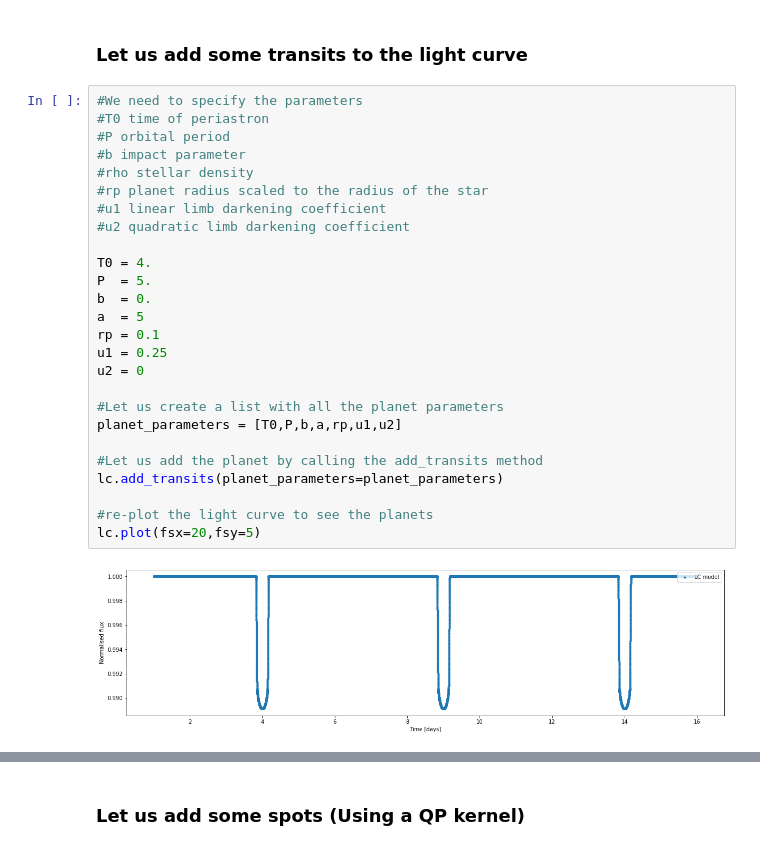
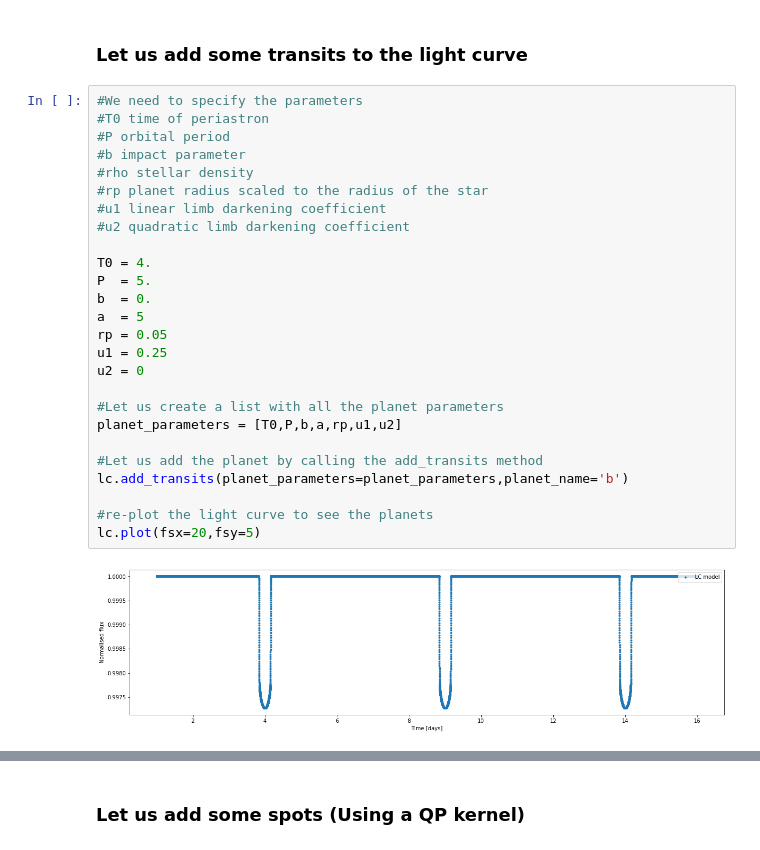
Before and after one commit to oscaribv/citlalicue, a Jupyter notebook: example_light_curves.ipynb, the cells around one changed output, grey strips where cells are left out. Drawn from its saved outputs; the diff is of its cells as text.

```diff
--- a/example_light_curves.ipynb
+++ b/example_light_curves.ipynb
@@ -43,28 +43,28 @@ lc.plot(fsx=20,fsy=5)
 # %%
 #We need to specify the parameters
 #T0 time of periastron
 #P orbital period
 #b impact parameter
 #rho stellar density
 #rp planet radius scaled to the radius of the star
 #u1 linear limb darkening coefficient
 #u2 quadratic limb darkening coefficient
 
 T0 = 4.
 P  = 5.
 b  = 0.
 a  = 5
-rp = 0.1
+rp = 0.05
 u1 = 0.25
 u2 = 0
 
 #Let us create a list with all the planet parameters
 planet_parameters = [T0,P,b,a,rp,u1,u2]
 
 #Let us add the planet by calling the add_transits method
-lc.add_transits(planet_parameters=planet_parameters)
+lc.add_transits(planet_parameters=planet_parameters,planet_name='b')
 
 #re-plot the light curve to see the planets
 lc.plot(fsx=20,fsy=5)
 # %% [output]
-[figure, old version]
+[figure, new version]
```
Also changed, not shown: parts of 4 cells of this notebook, 1 other file.
